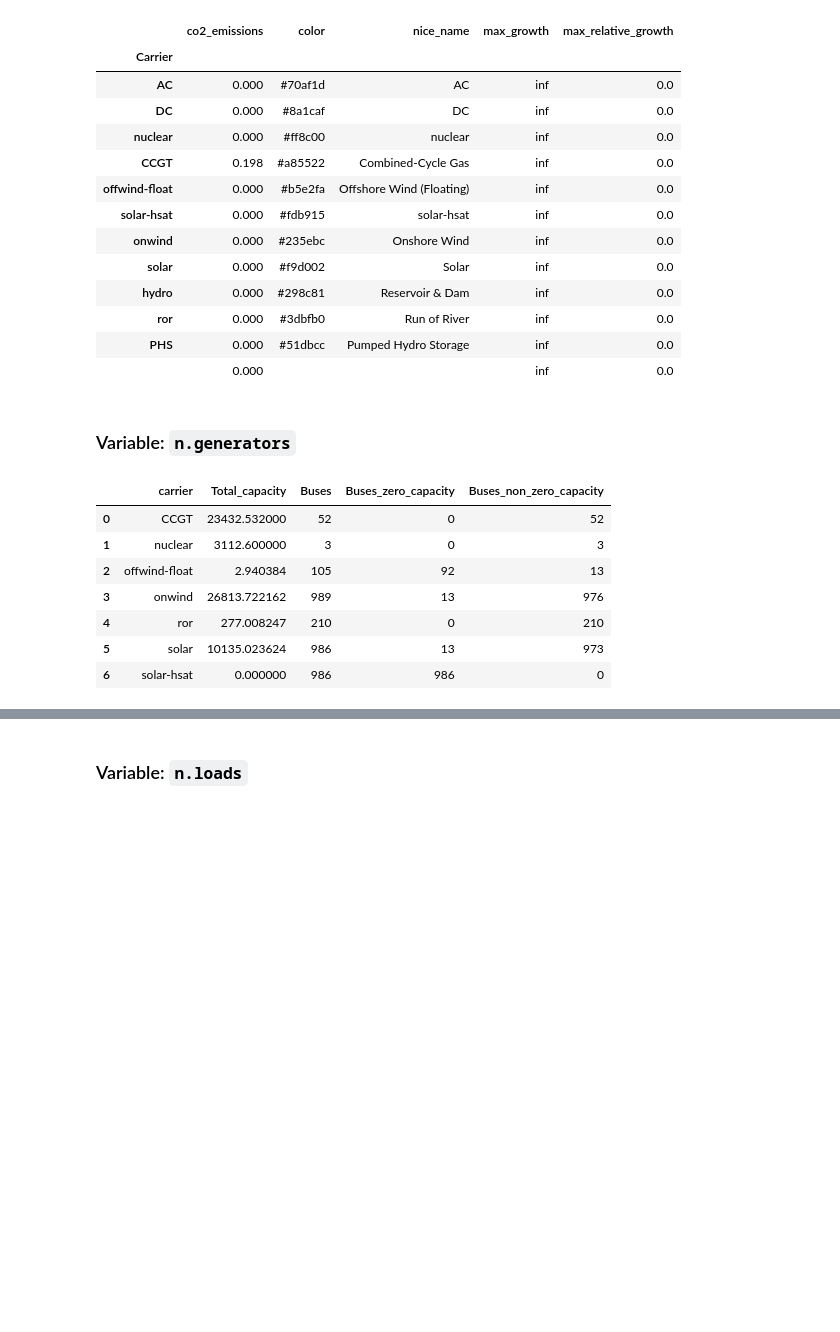
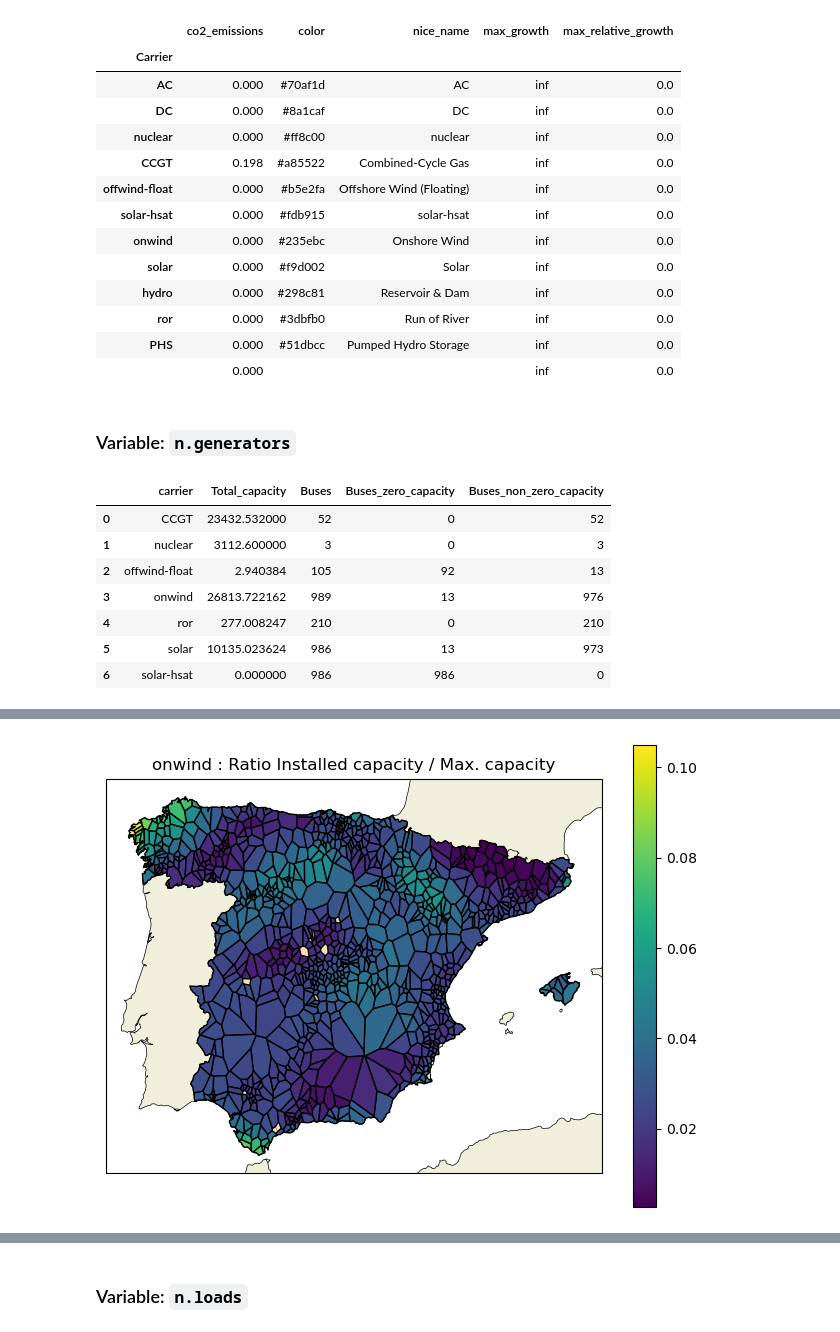
Before and after one commit to cristobal-GC/pypsaX-notebooks, a Jupyter notebook: rules/add_electricity.ipynb, the cells around one changed output, grey strips where cells are left out. Drawn from its saved outputs; the diff is of its cells as text; code cells hidden in the pictures; blank space fills up the shorter version.

```diff
--- a/rules/add_electricity.ipynb
+++ b/rules/add_electricity.ipynb
@@ -299,0 +299,60 @@ fun_map_add_features(ax)
+# %%
+########## Plot the ratio installed capacity versus maximum capacity at each Voronoi cell
+
+carrier = 'onwind'
+
+
+##### Prepare a df with just the carrier
+
+# filter carrier
+df = gg[gg['carrier']==carrier]
+
+# remove zero_capacities
+df = df[df['p_nom']>0]
+
+
+##### Load and prepare gdf with the Voronoi cells and the area
+# Use file 'regions_xxshore.geojson' to retrieve 'x' and 'y' coordinates
+if 'off' in carrier:
+    file = 'regions_offshore.geojson'
+    domain = 'offshore'
+else:
+    file = 'regions_onshore.geojson'
+    domain = 'onshore'
+
+path = f'{rootpath}/resources/{prefix}/{name}/'
+
+gdf = gpd.read_file(path+file)
+
+gdf.rename(columns={'name': 'bus'}, inplace=True)
+
+### Reproject to get the area
+gdf_area = gdf.to_crs(3035)
+gdf['area'] = gdf_area.area/1e6
+
+##### Merge and compute
+gdf2 =  pd.merge(gdf,df, on='bus')
+
+gdf2['p_nom_ratio'] = gdf2['p_nom'] / gdf2['p_nom_max']
+
+
+
+########## Plot map
+
+fig_size = [8,6]
+crs = ccrs.PlateCarree()
+
+fig, ax = plt.subplots(figsize=fig_size, subplot_kw={'projection': crs})
+
+
+### Add network geometry
+fun_map_network_shapes(n, ax, domain=domain)
+
+
+gdf2.plot(ax=ax, column='p_nom_ratio', cmap='viridis', edgecolor="black", legend=True, alpha=1)
+ax.set_title(f'{carrier} : Ratio Installed capacity / Max. capacity')
+
+
+fun_map_add_features(ax)
+# %% [output]
+[figure, added]
```
Also changed, not shown: parts of 16 cells of this notebook, 3 other files.
